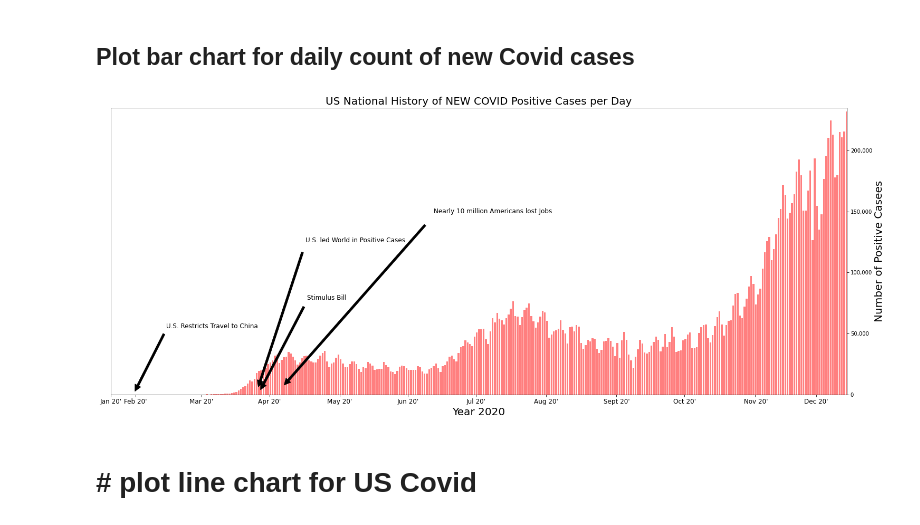
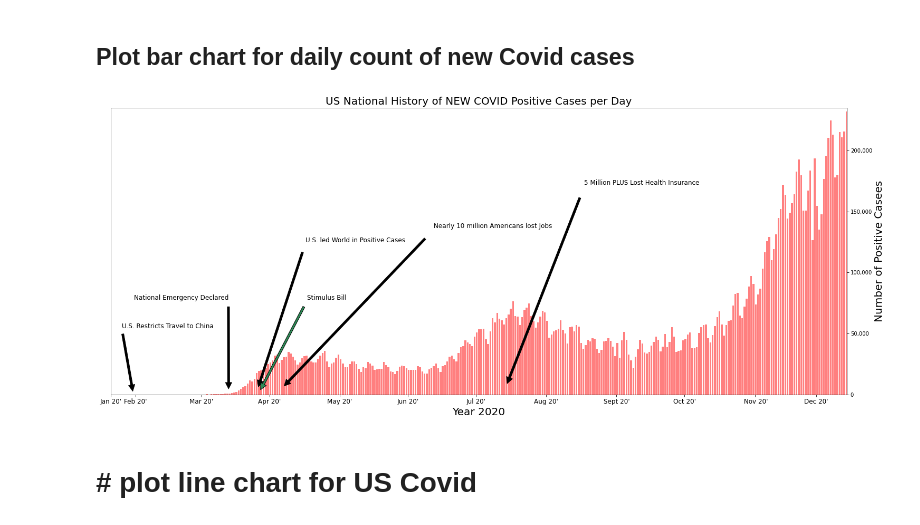
Before and after one commit to danawoodruff/Car-Sales-Analysis, a Jupyter notebook: COVID_data/Covid_data.ipynb, the cells around one changed output. Cells and saved outputs as stored; diff of their text form; code cells hidden in the pictures.

Commit message:
adding code to for arrows and labels in bar plot covid for US national hisory of New Covid Cases

```diff
--- a/COVID_data/Covid_data.ipynb
+++ b/COVID_data/Covid_data.ipynb
@@ -107,38 +107,46 @@ plt.xlabel('Year 2020',fontsize = 20)
 ax.yaxis.set_label_position('right')
 
 #Historical Markers
 ax.set_ylabel('Number of Positive Casees', fontsize = 20)
 #ax.annotate('07/13 More than 5 Million Americans Lose Health Insurance', xy=(173, 300), xytext=(50, 100),
             #fontsize = 15, arrowprops=dict(facecolor='black', shrink=0.05))
 #ax.annotate('03/13 National Emergency Declared', xy=(52, 100000), xytext=(.2, 1.),
             #fontsize = 15, arrowprops=dict(facecolor='black', shrink=0.05))
 #ax.annotate('03/27 Stimulus Bill Signed', xy=(65, 130), xytext=(80, .35),
             #fontsize = 15, arrowprops=dict(facecolor='black', shrink=0.05))
 #ax.annotate('03/26 U.S. led World in Positive Cases', xy=(64, 120), xytext=(.2, .35),
             #arrowprops=dict(facecolor='black', shrink=0.05))
 #ax.annotate('01/31 Trump Restricts Travel from China', xy=(10, 60), xytext=(.08, .20),
             #fontsize = 15, arrowprops=dict(facecolor='black', shrink=0.05))
-ax.annotate('Nearly 10 million Americans lost Jobs', xy=(73, 500),  xycoords='data',
-            xytext=(.6, .65), textcoords='axes fraction',
+ax.annotate('National Emergency Declared', xy=(52, 900),  xycoords='data',
+            xytext=(.16, .350), textcoords='axes fraction',
+            arrowprops=dict(facecolor='black', shrink=0.05),
+            horizontalalignment='right', verticalalignment='top',fontsize = 12)
+ax.annotate('5 Million PLUS Lost Health Insurance', xy=(173, 500),  xycoords='data',
+            xytext=(.8, .75), textcoords='axes fraction',
+            arrowprops=dict(facecolor='black', shrink=0.05),
+            horizontalalignment='right', verticalalignment='top',fontsize = 12)
+ax.annotate('Nearly 10 million Americans lost Jobs', xy=(73, 300),  xycoords='data',
+            xytext=(.6, .60), textcoords='axes fraction',
             arrowprops=dict(facecolor='black', shrink=0.05),
             horizontalalignment='right', verticalalignment='top',fontsize = 12)
 ax.annotate('U.S. led World in Positive Cases', xy=(64, 200),  xycoords='data',
             xytext=(.4, .55), textcoords='axes fraction',
             arrowprops=dict(facecolor='black', shrink=0.05),
             horizontalalignment='right', verticalalignment='top',fontsize = 12)
 ax.annotate('Stimulus Bill', xy=(65, 170),  xycoords='data',
             xytext=(.32, .35), textcoords='axes fraction',
-            arrowprops=dict(facecolor='black', shrink=0.05),
+            arrowprops=dict(facecolor='seagreen', shrink=0.05),
             horizontalalignment='right', verticalalignment='top',fontsize = 12)
 ax.annotate('U.S. Restricts Travel to China', xy=(10, 100),  xycoords='data',
-            xytext=(.2, .25), textcoords='axes fraction',
+            xytext=(.14, .25), textcoords='axes fraction',
             arrowprops=dict(facecolor='black', shrink=0.05),
             horizontalalignment='right', verticalalignment='top',fontsize = 12)
 # Save image in directory COVID_data
 plt.savefig('covid_us_barplot.png')
 plt.show()
 # %% [output]
-[figure, old version]
+[figure, new version]
 # %% [markdown]
 # # plot line chart for US Covid
 # %%
```
Also changed, not shown: parts of 19 cells of this notebook, 2 other files.
